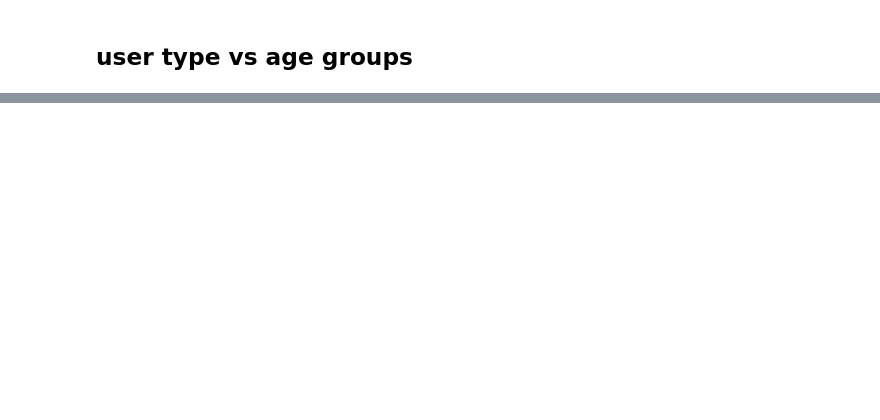
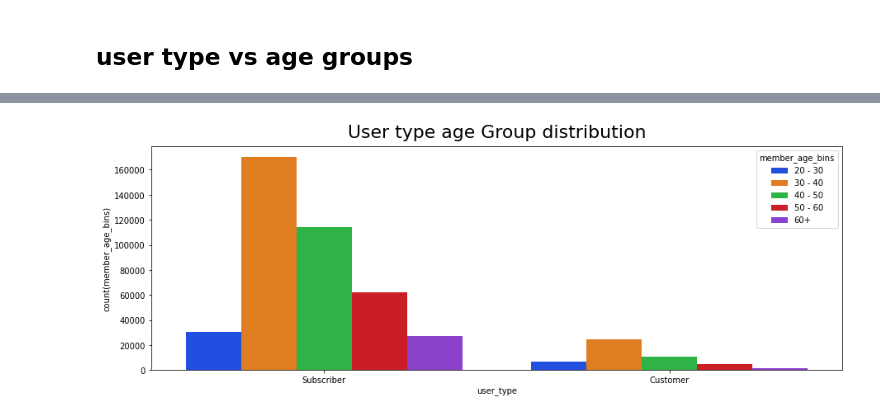
Before and after one commit to JulienAganze/Ford_Go_Bike_Project_Pyspark, a Jupyter notebook: data_manipulation.ipynb, the cells around one changed output, grey strips where cells are left out. Saved outputs shown, nothing was run; the diff lists cells and outputs as text; code cells hidden in the pictures; blank space fills up the shorter version.

```diff
--- a/data_manipulation.ipynb
+++ b/data_manipulation.ipynb
@@ -1352,2 +1393,4 @@ Average Ride Distance - Customers: 1.80 Km, Subscribers: 1.58 Km
 # %% [markdown]
 ## user type vs age groups
+# %%
+user_type_by_age  = df1.groupBy(['user_type','member_age_bins']).agg({'member_age_bins':'count'}).orderBy('member_age_bins').toPandas()
@@ -1353,0 +1411,8 @@ Average Ride Distance - Customers: 1.80 Km, Subscribers: 1.58 Km
+# %%
+plt.figure(figsize=(15,5))
+sns.barplot(data=user_type_by_age, x=user_type_by_age['user_type'], y= user_type_by_age['count(member_age_bins)'], hue='member_age_bins',
+               palette='bright')
+plt.title('User type age Group distribution', fontsize=22, y=1.015)
+plt.show()
+# %% [output]
+[figure, added]
```
Also changed, not shown: parts of 30 cells of this notebook.
